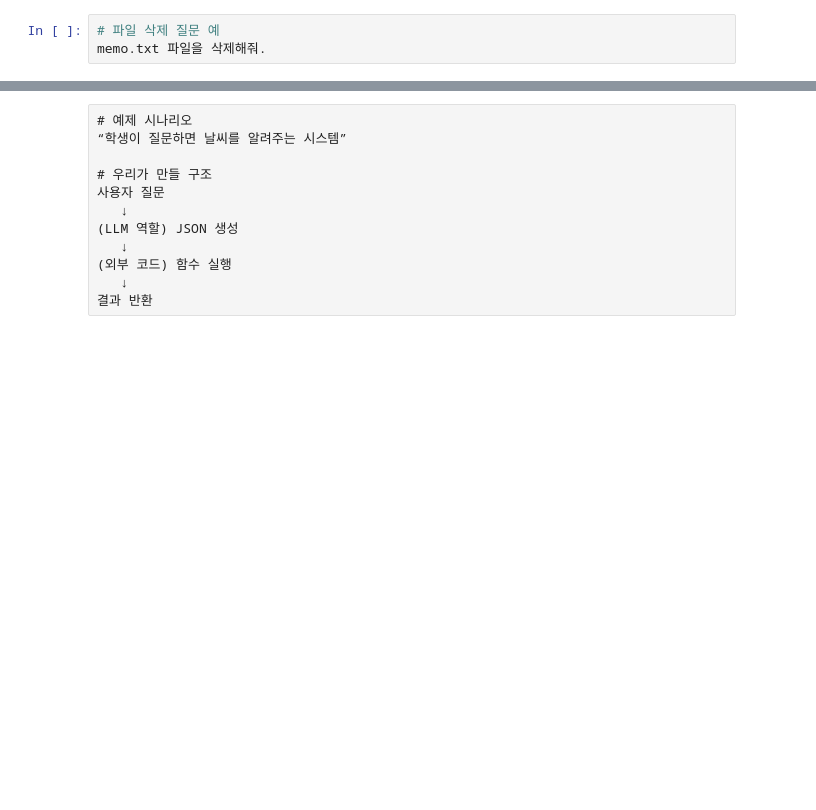
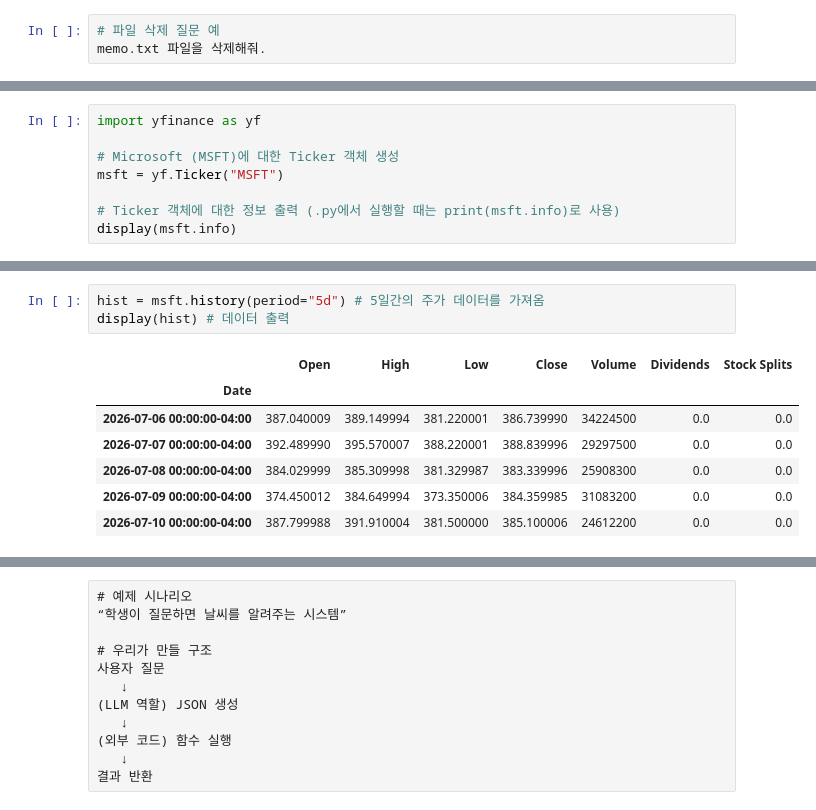
Before and after one commit to SoongMoo/AI_service_-, a Jupyter notebook: 6_Agents.ipynb, the cells around one changed output, grey strips where cells are left out. Drawn from its saved outputs; the diff is of its cells as text; blank space fills up the shorter version.

```diff
--- a/6_Agents.ipynb
+++ b/6_Agents.ipynb
@@ -496,0 +1090,8 @@ memo.txt 파일을 삭제해줘.
+# %%
+import yfinance as yf
+
+# Microsoft (MSFT)에 대한 Ticker 객체 생성
+msft = yf.Ticker("MSFT")
+
+# Ticker 객체에 대한 정보 출력 (.py에서 실행할 때는 print(msft.info)로 사용)
+display(msft.info)
@@ -496,0 +1116,11 @@ memo.txt 파일을 삭제해줘.
+# %%
+hist = msft.history(period="5d") # 5일간의 주가 데이터를 가져옴
+display(hist) # 데이터 출력
+# %% [output]
+|  | Open | High | Low | Close | Volume | Dividends | Stock Splits |
+| Date |  |  |  |  |  |  |  |
+| 2026-07-06 00:00:00-04:00 | 387.040009 | 389.149994 | 381.220001 | 386.739990 | 34224500 | 0.0 | 0.0 |
+| 2026-07-07 00:00:00-04:00 | 392.489990 | 395.570007 | 388.220001 | 388.839996 | 29297500 | 0.0 | 0.0 |
+| 2026-07-08 00:00:00-04:00 | 384.029999 | 385.309998 | 381.329987 | 383.339996 | 25908300 | 0.0 | 0.0 |
+| 2026-07-09 00:00:00-04:00 | 374.450012 | 384.649994 | 373.350006 | 384.359985 | 31083200 | 0.0 | 0.0 |
+| 2026-07-10 00:00:00-04:00 | 387.799988 | 391.910004 | 381.500000 | 385.100006 | 24612200 | 0.0 | 0.0 |
```
Also changed, not shown: parts of 168 cells of this notebook.
